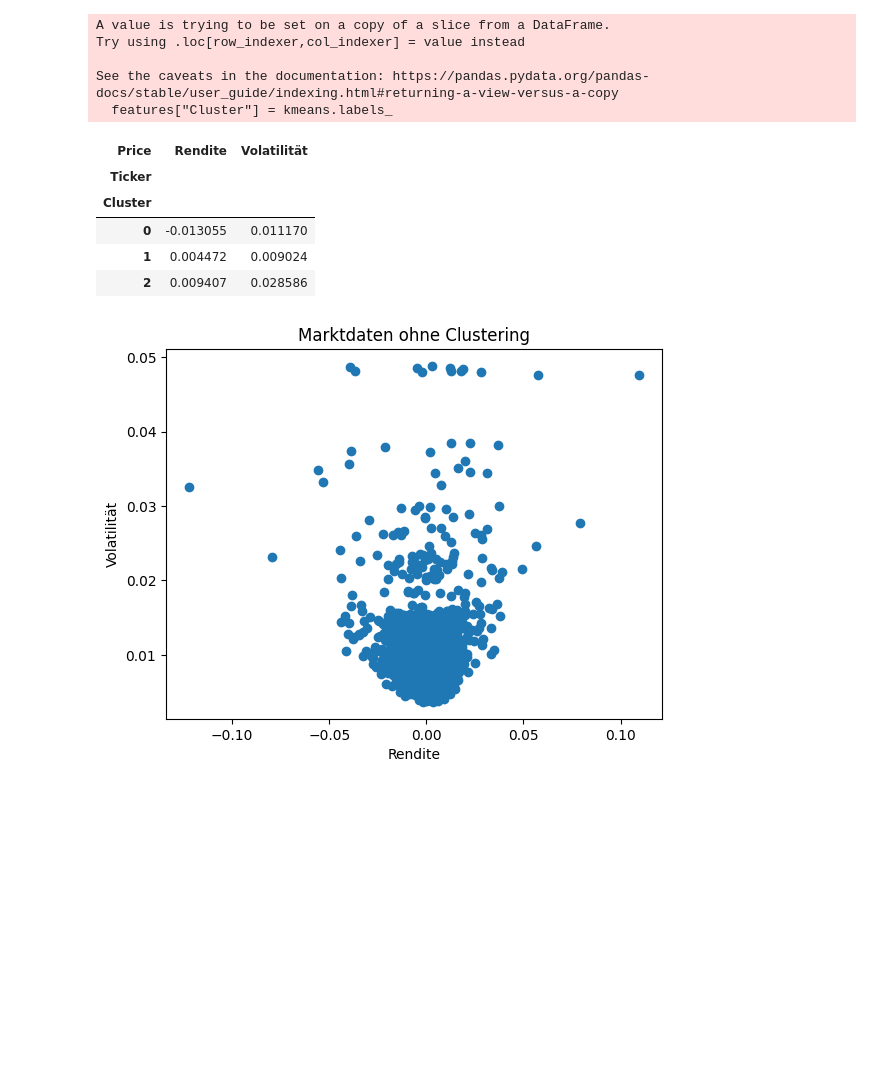
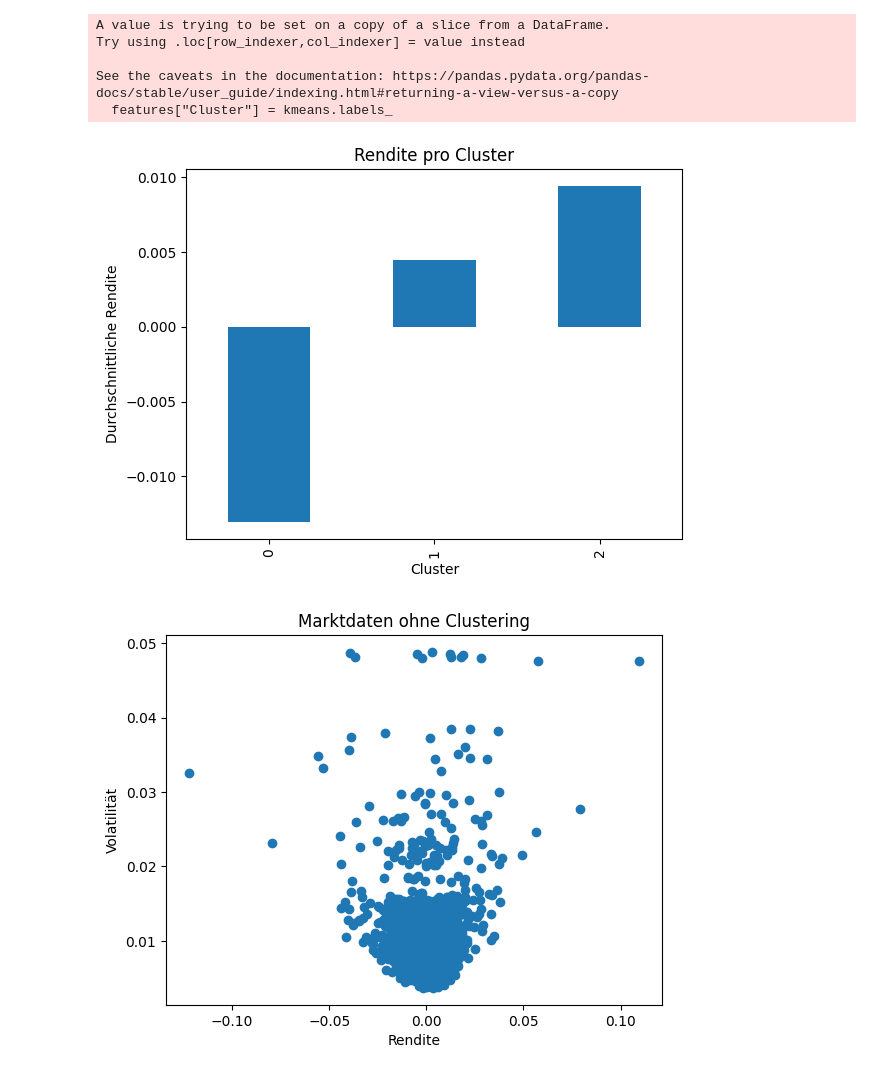
Before and after one commit to KreakxX/StockPredictor, a Jupyter notebook: Clustering_Marktphasen.ipynb, the cells around one changed output. Drawn from its saved outputs; the diff is of its cells as text; code cells hidden in the pictures; blank space fills up the shorter version.

```diff
--- a/Clustering_Marktphasen.ipynb
+++ b/Clustering_Marktphasen.ipynb
@@ -57,13 +57,16 @@ See the caveats in the documentation: https://pandas.pydata.org/pandas-docs/stab
   features["Cluster"] = kmeans.labels_
 # %%
 features.groupby("Cluster").mean()
+cluster_means = features.groupby("Cluster").mean()
+cluster_means["Rendite"].plot(kind="bar")
+
+plt.xlabel("Cluster")
+plt.ylabel("Durchschnittliche Rendite")
+plt.title("Rendite pro Cluster")
+
+plt.show()
 # %% [output]
-| Price | Rendite | Volatilität |
-| Ticker |  |  |
-| Cluster |  |  |
-| 0 | -0.013055 | 0.011170 |
-| 1 | 0.004472 | 0.009024 |
-| 2 | 0.009407 | 0.028586 |
+[figure, added]
 # %%
 
 plt.figure()
```
Also changed, not shown: parts of 2 cells of this notebook, 1 other file.
